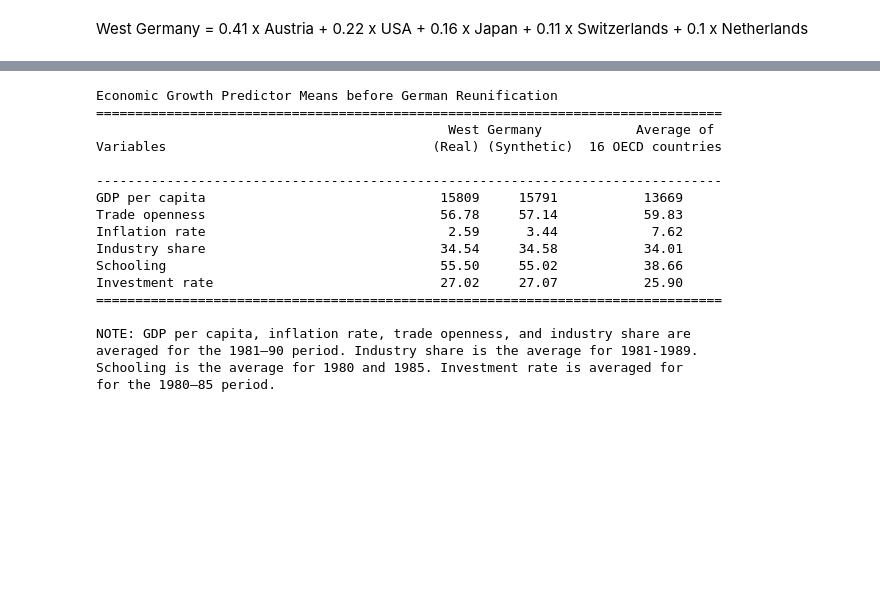
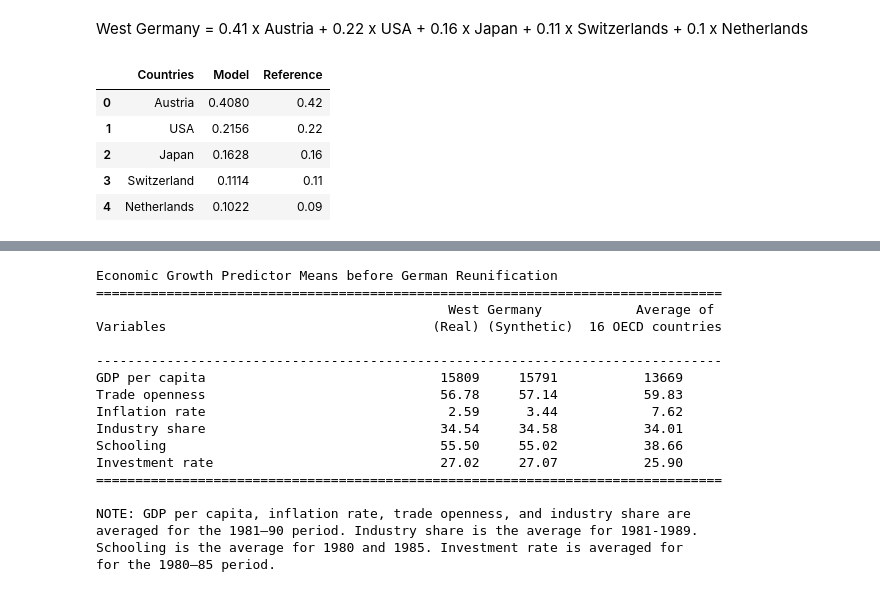
Before and after one commit to nvlinhvn/Toy-examples, a Jupyter notebook: German_Reunification.ipynb, the cells around one changed output, grey strips where cells are left out. Drawn from its saved outputs; the diff is of its cells as text; code cells hidden in the pictures; blank space fills up the shorter version.

```diff
--- a/German_Reunification.ipynb
+++ b/German_Reunification.ipynb
@@ -333,3 +337,97 @@ Donor Weights Table:
 [0.16667111 0.16666946 0.16666578 0.16666743 0.16666743 0.16667111]
 # %% [markdown]
 West Germany =  0.41 x Austria + 0.22 x USA + 0.16 x Japan + 0.11 x Switzerlands + 0.1 x Netherlands
+# %%
+
+# My model (blue) data from screenshot
+model_weights = weight_table[weight_table.Weight > 0]
+
+# Reference model (grey) data
+reference_weights = {
+    'Austria': 0.42,
+    'USA': 0.22,
+    'Japan': 0.16,
+    'Switzerland': 0.11,
+    'Netherlands': 0.09
+}
+
+
+# Create a DataFrame
+weight_plot = pd.DataFrame({
+    'Countries': list(model_weights['Donor Unit'].unique()),
+    'Model': list(model_weights['Weight']),
+    'Reference': [reference_weights[state] for state in list(model_weights['Donor Unit'].unique())]
+})
+display(weight_plot)
+
+# Create a bar chart
+fig = go.Figure()
+
+# Add bars for My Model
+fig.add_trace(go.Bar(
+    x=weight_plot['Countries'],
+    y=weight_plot['Model'],
+    # width=0.5,
+    name='Our Model',
+    marker_color='skyblue'
+))
+
+# Add bars for Reference
+fig.add_trace(go.Bar(
+    x=weight_plot['Countries'],
+    y=weight_plot['Reference'],
+    # width=0.25,
+    name='Abadie et. al. (2015)',
+    marker_color='lightgrey'
+))
+
+fig.update_xaxes(
+    showgrid=False,
+    linecolor='grey',
+    tickfont=dict(color='grey', size=10),
+    tickcolor='grey',
+    title='Countries',
+    title_font=dict(color='grey', size=10, family='dm sans'),
+
+)
+
+fig.update_yaxes(
+    showgrid=False,
+    title='Weight',
+    linecolor='grey',
+    tickfont=dict(color='grey', size=10),
+    title_font=dict(color='grey', size=10, family='dm sans'),
+    tickcolor='grey',
+)
+
+# Update layout
+fig.update_layout(
+    title='Donor Weights in Modeling: Our model vs. Abadie et al. (2015)<br>Our model generates similar weights to the reference',
+    barmode='group',
+    width=550,
+    height=200,
+    template='plotly_white',
+    legend=dict(
+        x=-0.03,
+        y=0.99,
+        traceorder='normal',
+        orientation='h',
+        xanchor='left',
+        yanchor='bottom',
+        # bgcolor='rgba(255,255,255,0.5)',
+        # bordercolor='black',
+        # borderwidth=1
+    ),
+    margin=dict(t=115, r=10, b=5, l=50)
+)
+
+# Show figure
+fig.show()
+fig.write_image("weight_comparison.png", scale=6)
+# %% [output]
+|  | Countries | Model | Reference |
+| 0 | Austria | 0.4080 | 0.42 |
+| 1 | USA | 0.2156 | 0.22 |
+| 2 | Japan | 0.1628 | 0.16 |
+| 3 | Switzerland | 0.1114 | 0.11 |
+| 4 | Netherlands | 0.1022 | 0.09 |
```
Also changed, not shown: parts of 3 cells of this notebook.
